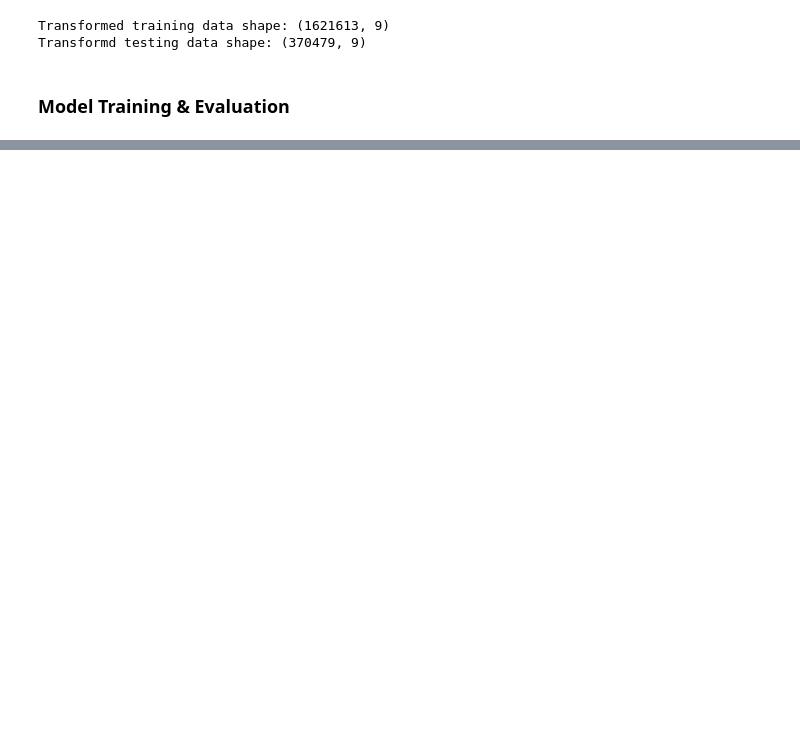
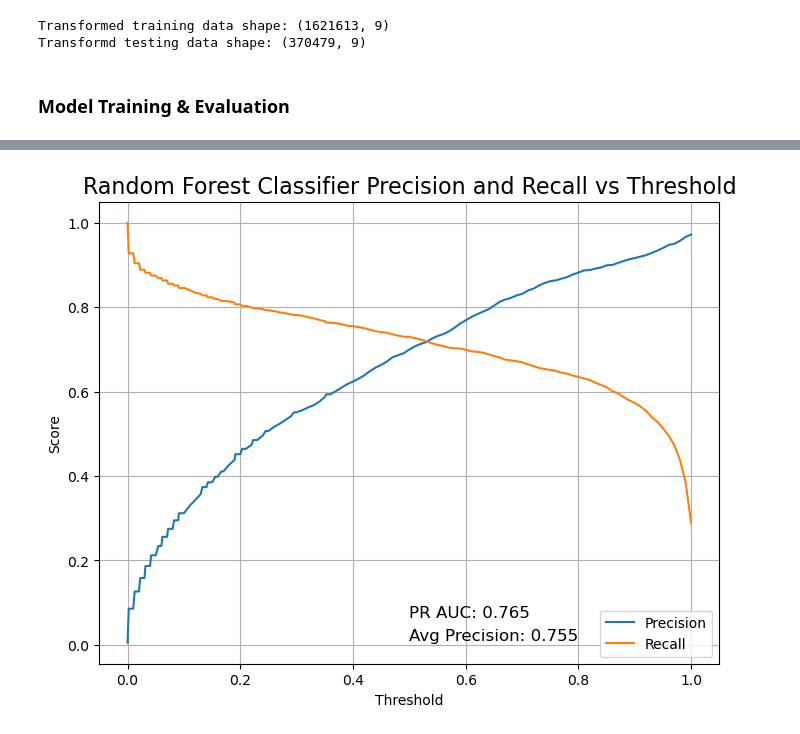
Before and after one commit to Youhorng/credit_card_fraud_prediction, a Jupyter notebook: notebooks/model_development.ipynb, the cells around one changed output, grey strips where cells are left out. Drawn from its saved outputs; the diff is of its cells as text; code cells hidden in the pictures; blank space fills up the shorter version.

```diff
--- a/notebooks/model_development.ipynb
+++ b/notebooks/model_development.ipynb
@@ -249,0 +319,26 @@ CV f1 - Mean: 0.7303
+# %%
+# Define a function to plot Precision-Recall Curve for Binary Classification
+def plot_precision_recall(y_test, y_pred_proba, model):
+    plt.figure(figsize=(8, 6))
+
+    # Calculate precision, recall, and thresholds
+    precisions, recalls, thresholds = precision_recall_curve(y_test, y_pred_proba)
+
+    # Calculate the PR-AUC and Average Precision Score
+    pr_auc = auc(recalls, precisions)
+    avg_precision = average_precision_score(y_test, y_pred_proba)
+
+    # Plot Precision and Recall vs Threshold
+    plt.plot(thresholds, precisions[:-1], label='Precision')
+    plt.plot(thresholds, recalls[:-1], label='Recall')
+    plt.xlabel("Threshold")
+    plt.ylabel("Score")
+    plt.title(f"{model} Precision and Recall vs Threshold", fontsize=16)
+    plt.legend()
+    plt.grid(True)
+
+    # Annotate PR AUC and Average Precision
+    plt.annotate(f'PR AUC: {pr_auc:.3f}', xy=(0.5, 0.1), xycoords='axes fraction', fontsize=12)
+    plt.annotate(f'Avg Precision: {avg_precision:.3f}', xy=(0.5, 0.05), xycoords='axes fraction', fontsize=12)
+
+    plt.show()
@@ -249,0 +374,5 @@ CV f1 - Mean: 0.7303
+# %%
+# Check the Precision-Recall Curve
+plot_precision_recall(y_test, y_pred_probab, "Random Forest Classifier")
+# %% [output]
+[figure, added]
```
Also changed, not shown: parts of 20 cells of this notebook.
